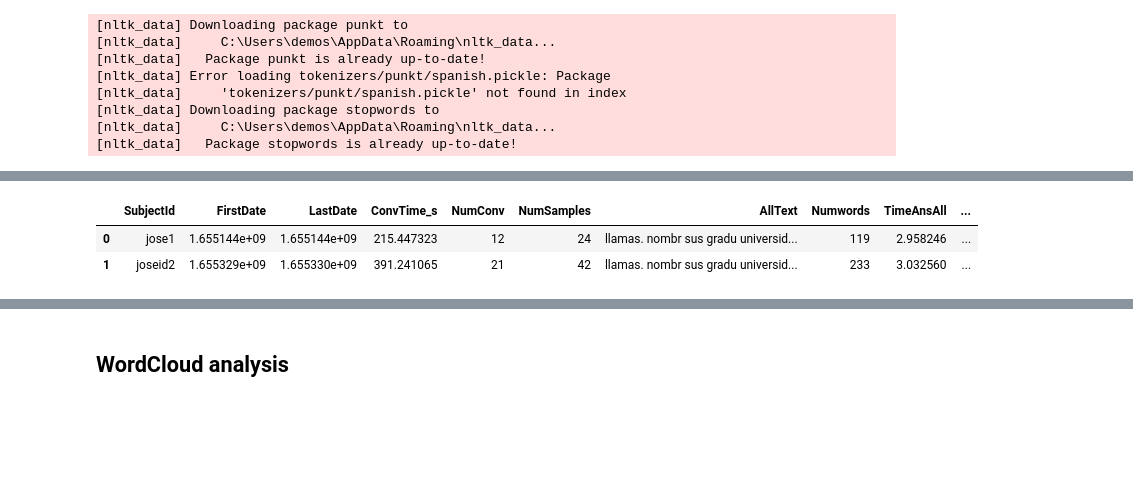
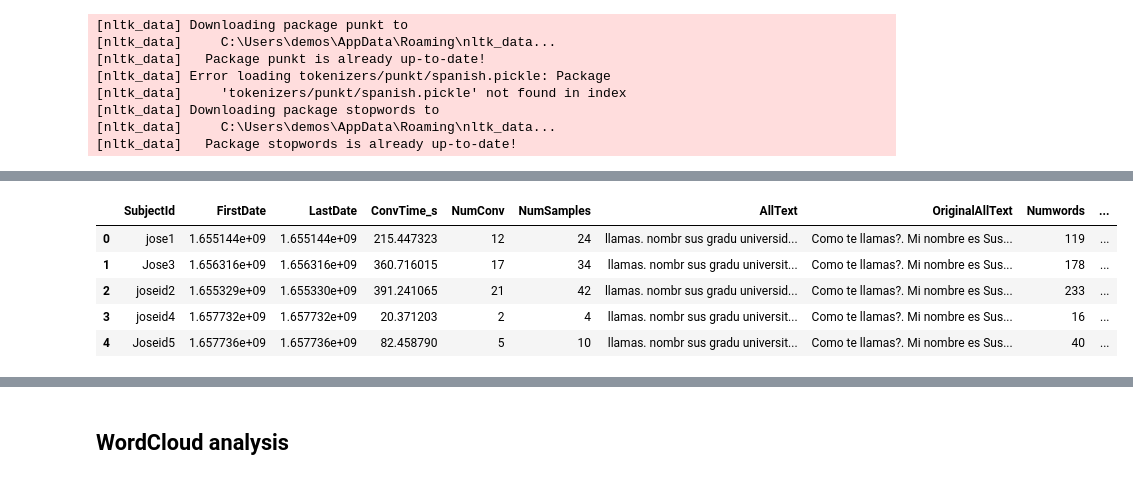
Before and after one commit to ASAPLableni/LableniBot, a Jupyter notebook: PipelineAnalysis.ipynb, the cells around one changed output, grey strips where cells are left out. Saved outputs shown, nothing was run; the diff lists cells and outputs as text; code cells hidden in the pictures; blank space fills up the shorter version.

```diff
--- a/PipelineAnalysis.ipynb
+++ b/PipelineAnalysis.ipynb
@@ -50,18 +50,23 @@ Number of conversations: 2
 def clean_text(text, subject_name,
                tokenize_spanish=tokenize_spanish,
                spanish_stopwords_th=spanish_stopwords_th,
-               spanish_stemmer=spanish_stemmer):
+               spanish_stemmer=spanish_stemmer,
+               use_stemmer=True):
 
     text = text.lower()
     text = text.replace('?', "").replace('¿', "").replace('!', "").replace('¡', "")
-    text = text.replace(subject_name, "")
+    if subject_name:
+        text = text.replace(subject_name, "")
     text = strip_accents(text)
 
     text_token_list = []
-    for word in text.split():
-        token_text = tokenize_spanish.tokenize(word)
-        if len(token_text) > 0 and word not in spanish_stopwords_th:
-            text_token_list.append(spanish_stemmer.stem(token_text[0]))
+    if use_stemmer:
+        for word in text.split():
+            token_text = tokenize_spanish.tokenize(word)
+            if len(token_text) > 0 and word not in spanish_stopwords_th:
+                text_token_list.append(spanish_stemmer.stem(token_text[0]))
+    else:
+        text_token_list.append(text)
 
     text = " ".join(text_token_list)
 
@@ -114,36 +119,42 @@ for i_df_x, df_x in enumerate(all_df_list):
     text = ". ".join(df_person["SpanishMessage"].values)
     person_text = clean_text(text, subject_name)
 
     num_words_person = len(person_text.split(" "))
 
     save_res_list.append({
         # General
         "SubjectId": df_x["SubjectId"].iloc[0],
         "FirstDate": df_x["UnixTimestampInit"].iloc[0],
         "LastDate": df_x["UnixTimestampEnd"].iloc[-1],
         "ConvTime_s": conv_time_s,
         # "FreqTime_s": freq_conv_s,
         "NumConv": num_conv,
         "NumSamples": df_x.shape[0],
         "AllText": whole_text,
+        "OriginalAllText": ". ".join(df_x["SpanishMessage"].values),
         "Numwords": num_words,
         "TimeAnsAll": np.mean(time_answer_list),
         # ### Bot ###
         "BotText": bot_text,
+        "OriginalBotText": ". ".join(df_bot["SpanishMessage"].values),
         "NumWordsBot": num_words_bot,
         "TimeAnsBot": np.mean(time_bot_answer_list),
         # ### Person ###
         "PersonText": person_text,
+        "OriginalPersonText": ". ".join(df_person["SpanishMessage"].values),
         "NumWordsPerson": num_words_person,
         "TimeAnsPerson": np.mean(time_pers_answer_list),
     })
 
 df_save = pd.DataFrame(save_res_list)
 df_save.head(5)
 # %% [output]
-|  | SubjectId | FirstDate | LastDate | ConvTime_s | NumConv | NumSamples | AllText | Numwords | TimeAnsAll | ... |
-| 0 | jose1 | 1.655144e+09 | 1.655144e+09 | 215.447323 | 12 | 24 | llamas. nombr sus gradu universid... | 119 | 2.958246 | ... |
-| 1 | joseid2 | 1.655329e+09 | 1.655330e+09 | 391.241065 | 21 | 42 | llamas. nombr sus gradu universid... | 233 | 3.032560 | ... |
+|  | SubjectId | FirstDate | LastDate | ConvTime_s | NumConv | NumSamples | AllText | OriginalAllText | Numwords | ... |
+| 0 | jose1 | 1.655144e+09 | 1.655144e+09 | 215.447323 | 12 | 24 | llamas. nombr sus gradu universid... | Como te llamas?. Mi nombre es Sus... | 119 | ... |
+| 1 | Jose3 | 1.656316e+09 | 1.656316e+09 | 360.716015 | 17 | 34 | llamas. nombr sus gradu universit... | Como te llamas?. Mi nombre es Sus... | 178 | ... |
+| 2 | joseid2 | 1.655329e+09 | 1.655330e+09 | 391.241065 | 21 | 42 | llamas. nombr sus gradu universid... | Como te llamas?. Mi nombre es Sus... | 233 | ... |
+| 3 | joseid4 | 1.657732e+09 | 1.657732e+09 | 20.371203 | 2 | 4 | llamas. nombr sus gradu universit... | Como te llamas?. Mi nombre es Sus... | 16 | ... |
+| 4 | Joseid5 | 1.657736e+09 | 1.657736e+09 | 82.458790 | 5 | 10 | llamas. nombr sus gradu universit... | Como te llamas?. Mi nombre es Sus... | 40 | ... |
 # %%
 aute.make_scatter_plot(df=df_save,
                        x_feat="NumConv", x_name="Num. conversations",
```
Also changed, not shown: parts of 20 cells of this notebook, 4 other files.
